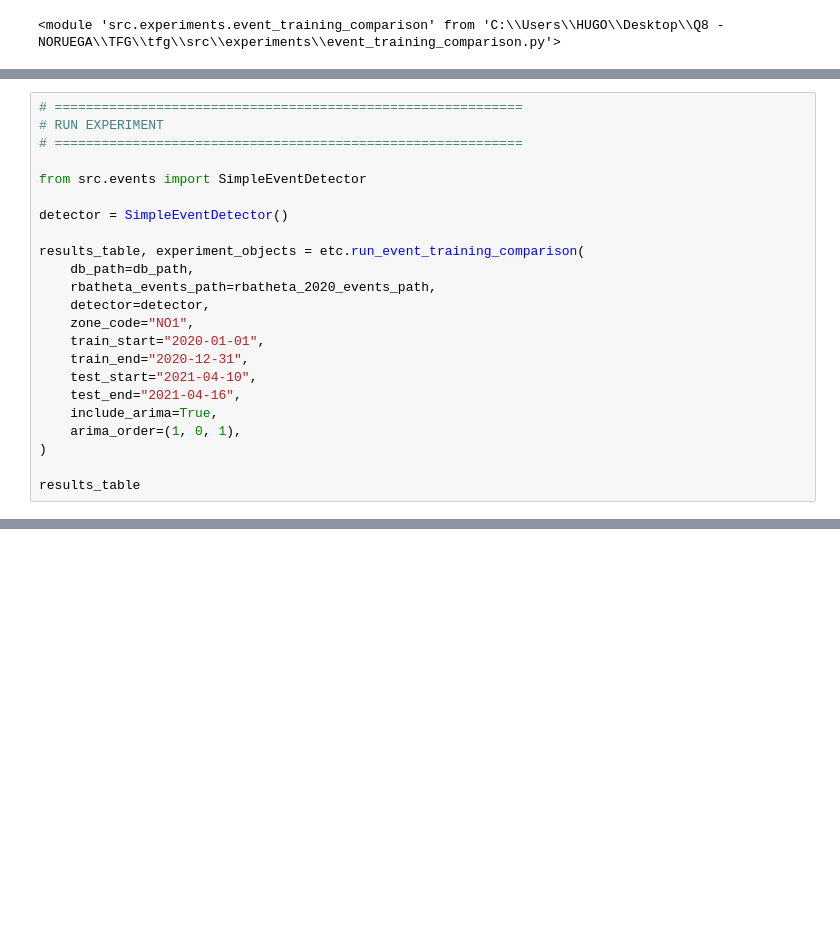
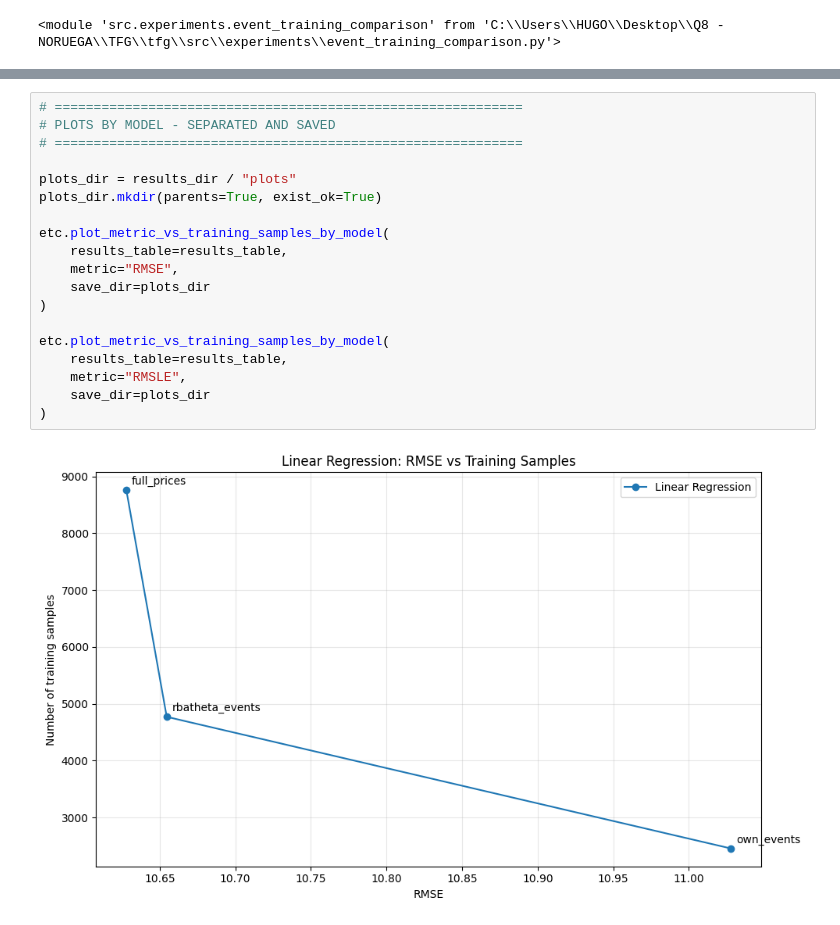
Before and after one commit to huugoox/tfg, a Jupyter notebook: notebooks/Analysis/0X_CommonModel.ipynb, the cells around one changed output, grey strips where cells are left out. Cells and saved outputs as stored; diff of their text form; blank space fills up the shorter version.

Commit message:
Modification to save auto plots

```diff
--- a/notebooks/Analysis/0X_CommonModel.ipynb
+++ b/notebooks/Analysis/0X_CommonModel.ipynb
@@ -158,23 +175,0 @@ AttributeError: module 'src.experiments.event_training_comparison' has no attrib
-# %%
-# ============================================================
-# RUN EXPERIMENT
-# ============================================================
-
-from src.events import SimpleEventDetector
-
-detector = SimpleEventDetector()
-
-results_table, experiment_objects = etc.run_event_training_comparison(
-    db_path=db_path,
-    rbatheta_events_path=rbatheta_2020_events_path,
-    detector=detector,
-    zone_code="NO1",
-    train_start="2020-01-01",
-    train_end="2020-12-31",
-    test_start="2021-04-10",
-    test_end="2021-04-16",
-    include_arima=True,
-    arima_order=(1, 0, 1),
-)
-
-results_table
@@ -224,0 +446,21 @@ etc.plot_metric_vs_training_samples_by_model(
+# %%
+# ============================================================
+# PLOTS BY MODEL - SEPARATED AND SAVED
+# ============================================================
+
+plots_dir = results_dir / "plots"
+plots_dir.mkdir(parents=True, exist_ok=True)
+
+etc.plot_metric_vs_training_samples_by_model(
+    results_table=results_table,
+    metric="RMSE",
+    save_dir=plots_dir
+)
+
+etc.plot_metric_vs_training_samples_by_model(
+    results_table=results_table,
+    metric="RMSLE",
+    save_dir=plots_dir
+)
+# %% [output]
+[figure, added]
```
Also changed, not shown: parts of 11 cells of this notebook, 1 other file.
